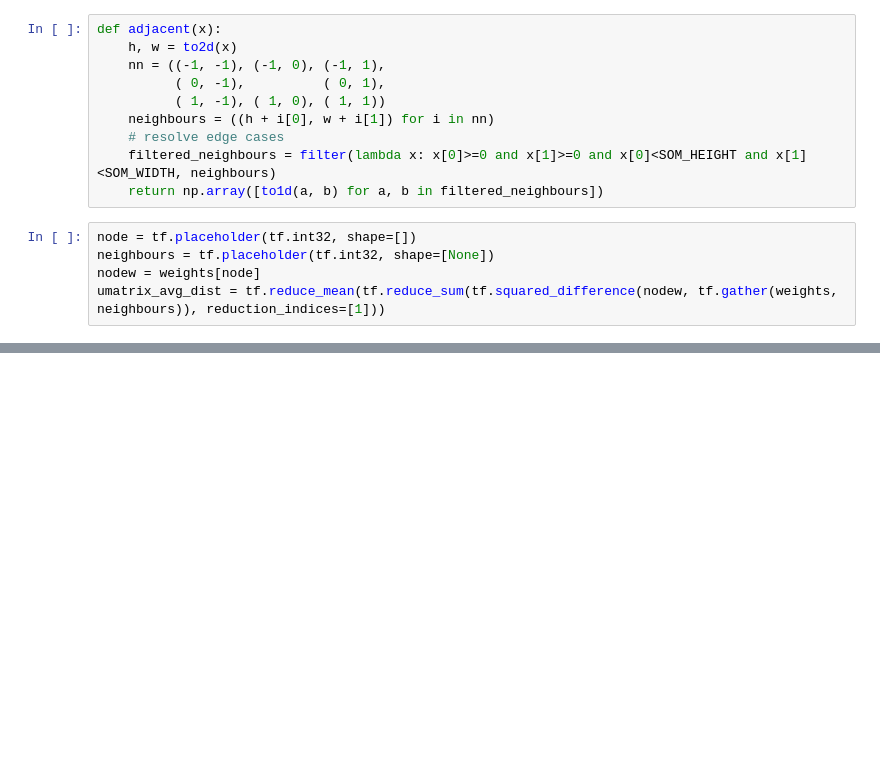
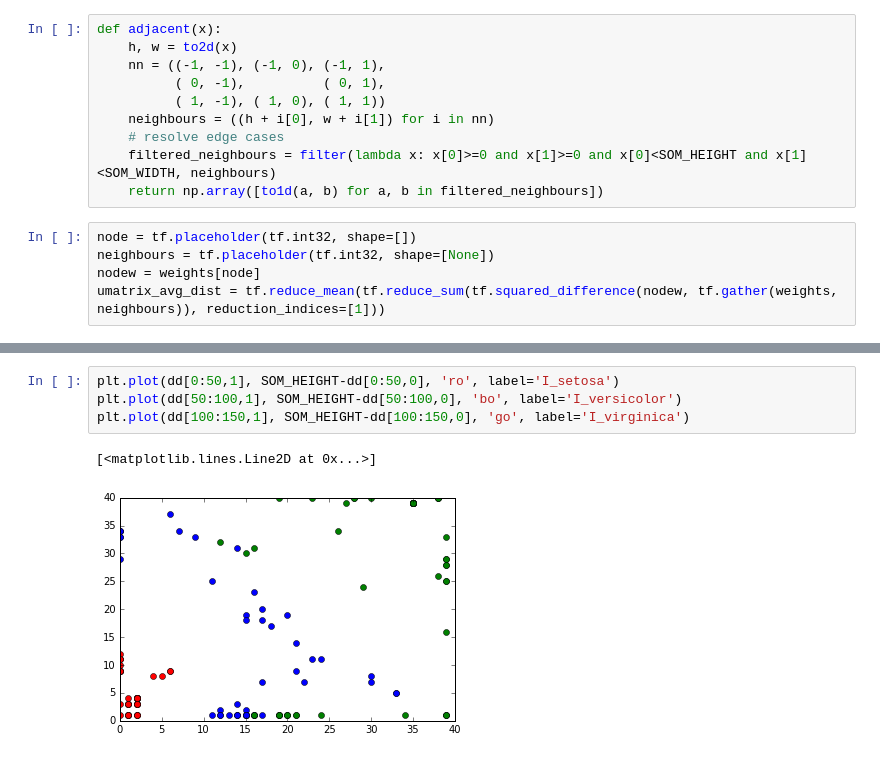
Before and after one commit to baicai999/tfkmeans, a Jupyter notebook: SOM tf.ipynb, the cells around one changed output, grey strips where cells are left out. Cells and saved outputs as stored; diff of their text form; blank space fills up the shorter version.

```diff
--- a/SOM tf.ipynb
+++ b/SOM tf.ipynb
@@ -150,0 +151,7 @@ plt.colorbar()
+# %%
+plt.plot(dd[0:50,1], SOM_HEIGHT-dd[0:50,0], 'ro', label='I_setosa')
+plt.plot(dd[50:100,1], SOM_HEIGHT-dd[50:100,0], 'bo', label='I_versicolor')
+plt.plot(dd[100:150,1], SOM_HEIGHT-dd[100:150,0], 'go', label='I_virginica')
+# %% [output]
+[<matplotlib.lines.Line2D at 0x...>]
+[figure, added]
```
Also changed, not shown: parts of 4 cells of this notebook.
